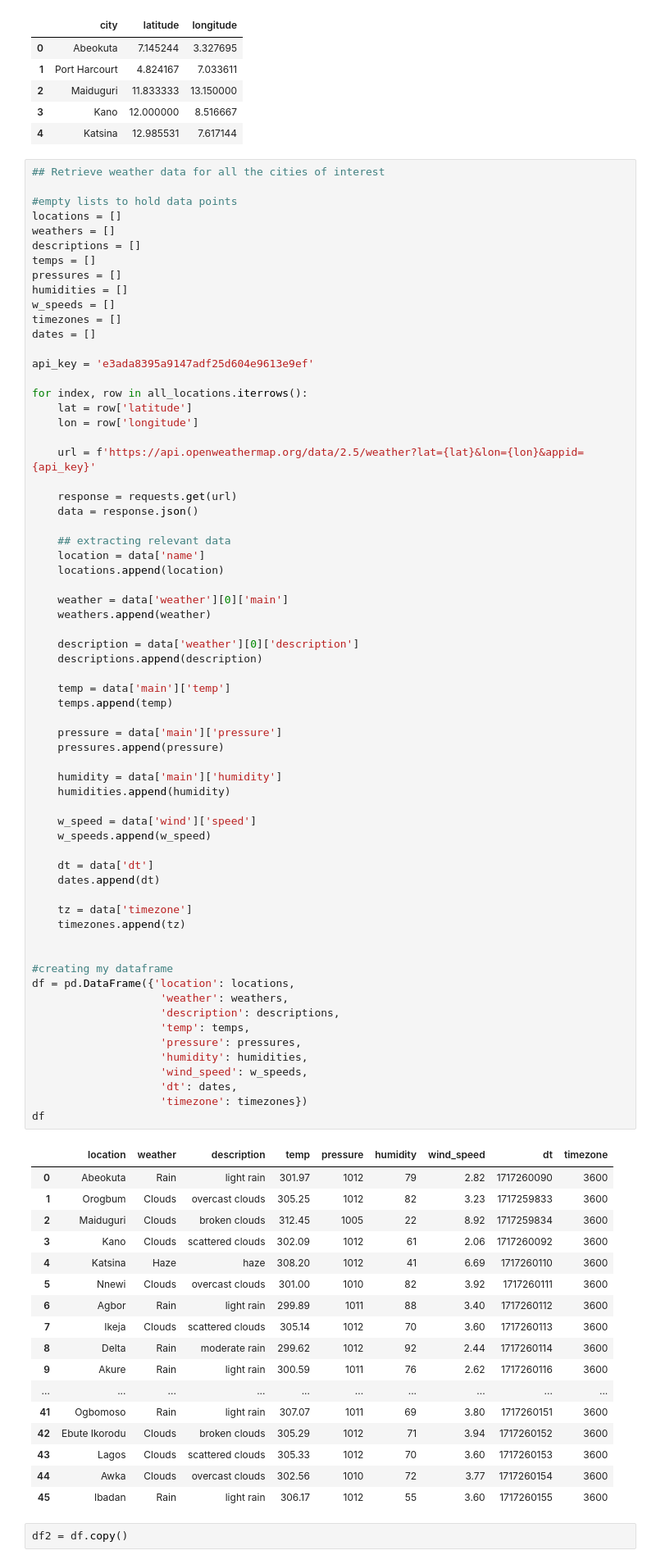
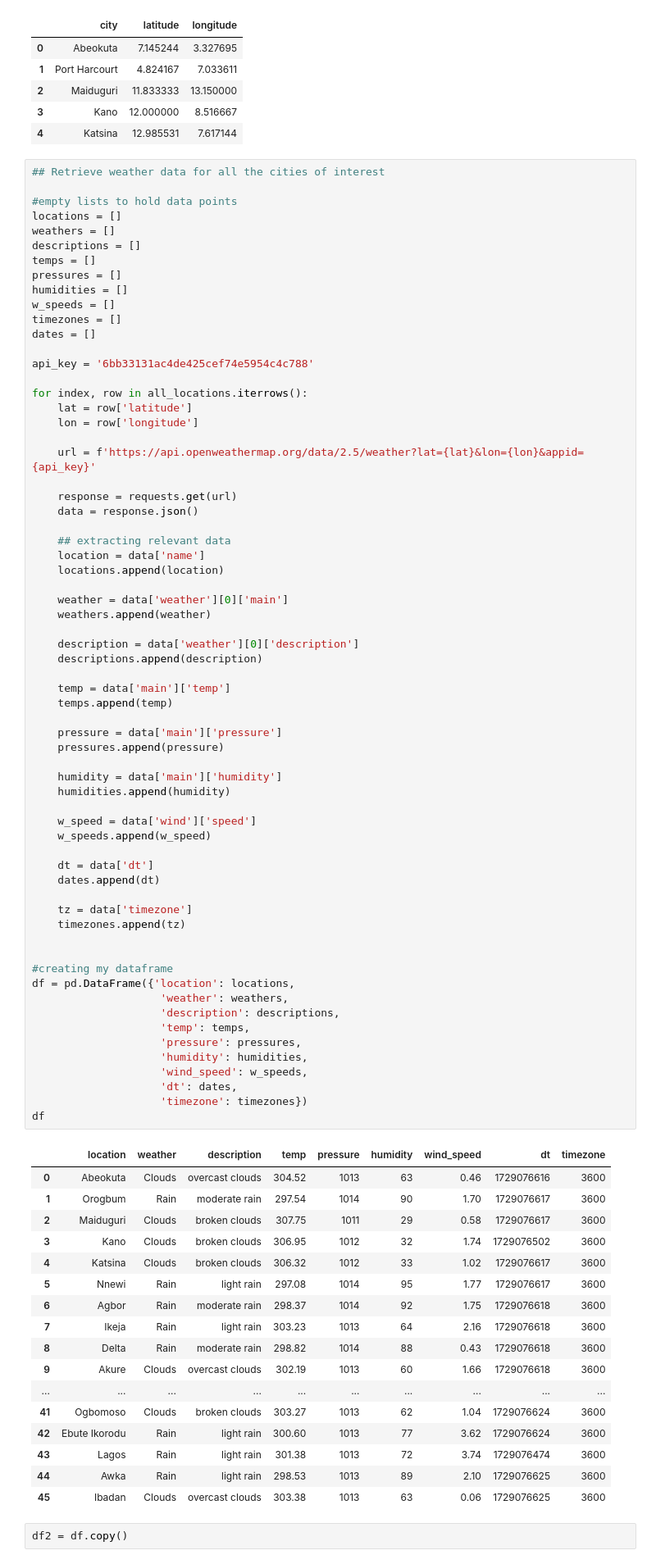
Before and after one commit to IONUOHA/WeatherMAP_ETL, a Jupyter notebook: DE Wk8 - API (1).ipynb, the cells around one changed output. Shown at 82% size. Saved outputs shown, nothing was run; the diff lists cells and outputs as text.

```diff
--- a/DE Wk8 - API (1).ipynb
+++ b/DE Wk8 - API (1).ipynb
@@ -159,7 +171,7 @@ w_speeds = []
 timezones = []
 dates = []
 
-api_key = 'e3ada8395a9147adf25d604e9613e9ef'
+api_key = '6bb33131ac4de425cef74e5954c4c788'
 
 for index, row in all_locations.iterrows():
     lat = row['latitude']
@@ -185,49 +197,49 @@ for index, row in all_locations.iterrows():
 
     pressure = data['main']['pressure']
     pressures.append(pressure)
 
     humidity = data['main']['humidity']
     humidities.append(humidity)
 
     w_speed = data['wind']['speed']
     w_speeds.append(w_speed)
 
     dt = data['dt']
     dates.append(dt)
 
     tz = data['timezone']
     timezones.append(tz)
 
 
 #creating my dataframe
 df = pd.DataFrame({'location': locations,
                     'weather': weathers,
                     'description': descriptions,
                     'temp': temps,
                     'pressure': pressures,
                     'humidity': humidities,
                     'wind_speed': w_speeds,
                     'dt': dates,
                     'timezone': timezones})
 df
 # %% [output]
 |  | location | weather | description | temp | pressure | humidity | wind_speed | dt | timezone |
-| 0 | Abeokuta | Rain | light rain | 301.97 | 1012 | 79 | 2.82 | 1717260090 | 3600 |
-| 1 | Orogbum | Clouds | overcast clouds | 305.25 | 1012 | 82 | 3.23 | 1717259833 | 3600 |
-| 2 | Maiduguri | Clouds | broken clouds | 312.45 | 1005 | 22 | 8.92 | 1717259834 | 3600 |
-| 3 | Kano | Clouds | scattered clouds | 302.09 | 1012 | 61 | 2.06 | 1717260092 | 3600 |
-| 4 | Katsina | Haze | haze | 308.20 | 1012 | 41 | 6.69 | 1717260110 | 3600 |
-| 5 | Nnewi | Clouds | overcast clouds | 301.00 | 1010 | 82 | 3.92 | 1717260111 | 3600 |
-| 6 | Agbor | Rain | light rain | 299.89 | 1011 | 88 | 3.40 | 1717260112 | 3600 |
-| 7 | Ikeja | Clouds | scattered clouds | 305.14 | 1012 | 70 | 3.60 | 1717260113 | 3600 |
-| 8 | Delta | Rain | moderate rain | 299.62 | 1012 | 92 | 2.44 | 1717260114 | 3600 |
-| 9 | Akure | Rain | light rain | 300.59 | 1011 | 76 | 2.62 | 1717260116 | 3600 |
+| 0 | Abeokuta | Clouds | overcast clouds | 304.52 | 1013 | 63 | 0.46 | 1729076616 | 3600 |
+| 1 | Orogbum | Rain | moderate rain | 297.54 | 1014 | 90 | 1.70 | 1729076617 | 3600 |
+| 2 | Maiduguri | Clouds | broken clouds | 307.75 | 1011 | 29 | 0.58 | 1729076617 | 3600 |
+| 3 | Kano | Clouds | broken clouds | 306.95 | 1012 | 32 | 1.74 | 1729076502 | 3600 |
+| 4 | Katsina | Clouds | broken clouds | 306.32 | 1012 | 33 | 1.02 | 1729076617 | 3600 |
+| 5 | Nnewi | Rain | light rain | 297.08 | 1014 | 95 | 1.77 | 1729076617 | 3600 |
+| 6 | Agbor | Rain | moderate rain | 298.37 | 1014 | 92 | 1.75 | 1729076618 | 3600 |
+| 7 | Ikeja | Rain | light rain | 303.23 | 1013 | 64 | 2.16 | 1729076618 | 3600 |
+| 8 | Delta | Rain | moderate rain | 298.82 | 1014 | 88 | 0.43 | 1729076618 | 3600 |
+| 9 | Akure | Clouds | overcast clouds | 302.19 | 1013 | 60 | 1.66 | 1729076618 | 3600 |
 | ... | ... | ... | ... | ... | ... | ... | ... | ... | ... |
-| 41 | Ogbomoso | Rain | light rain | 307.07 | 1011 | 69 | 3.80 | 1717260151 | 3600 |
-| 42 | Ebute Ikorodu | Clouds | broken clouds | 305.29 | 1012 | 71 | 3.94 | 1717260152 | 3600 |
-| 43 | Lagos | Clouds | scattered clouds | 305.33 | 1012 | 70 | 3.60 | 1717260153 | 3600 |
-| 44 | Awka | Clouds | overcast clouds | 302.56 | 1010 | 72 | 3.77 | 1717260154 | 3600 |
-| 45 | Ibadan | Rain | light rain | 306.17 | 1012 | 55 | 3.60 | 1717260155 | 3600 |
+| 41 | Ogbomoso | Clouds | broken clouds | 303.27 | 1013 | 62 | 1.04 | 1729076624 | 3600 |
+| 42 | Ebute Ikorodu | Rain | light rain | 300.60 | 1013 | 77 | 3.62 | 1729076624 | 3600 |
+| 43 | Lagos | Rain | light rain | 301.38 | 1013 | 72 | 3.74 | 1729076474 | 3600 |
+| 44 | Awka | Rain | light rain | 298.53 | 1013 | 89 | 2.10 | 1729076625 | 3600 |
+| 45 | Ibadan | Clouds | overcast clouds | 303.38 | 1013 | 63 | 0.06 | 1729076625 | 3600 |
 # %%
 df2 = df.copy()
 # %%
```
Also changed, not shown: parts of 14 cells of this notebook, 1 other file.
